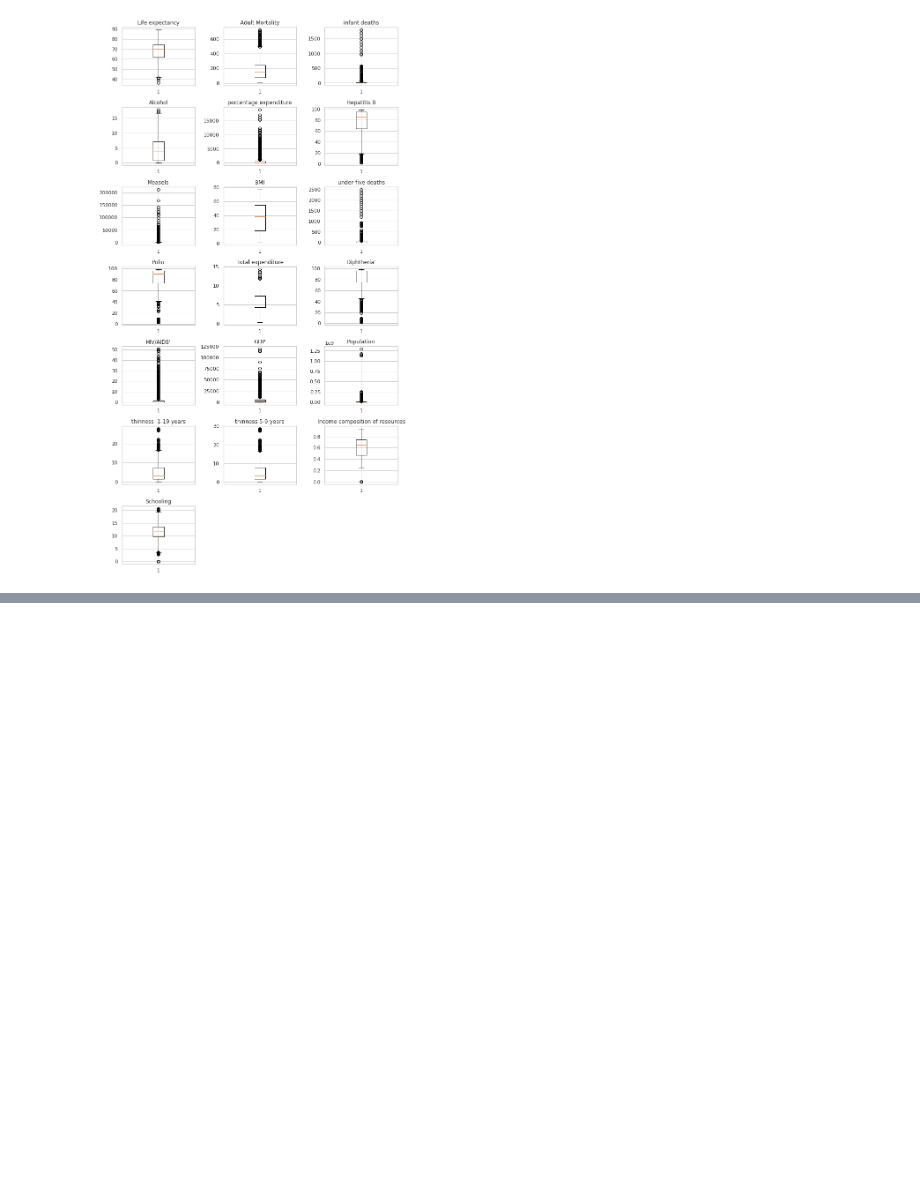
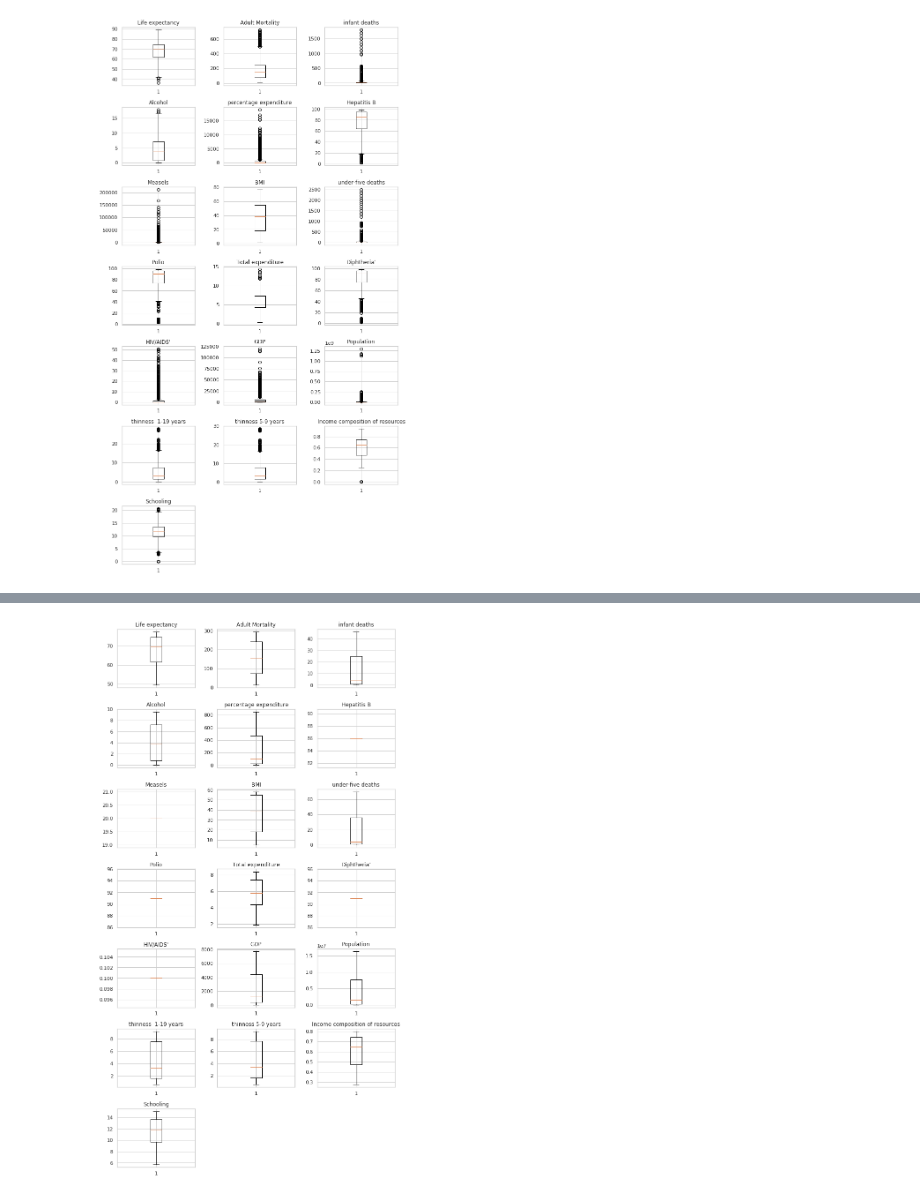
Before and after one commit to AlexBB999/Classwork, a Jupyter notebook: 14_10_Challenege.ipynb, the cells around one changed output, grey strips where cells are left out. Cells and saved outputs as stored; diff of their text form; code cells hidden in the pictures; blank space fills up the shorter version.

```diff
--- a/14_10_Challenege.ipynb
+++ b/14_10_Challenege.ipynb
@@ -463,0 +646,5 @@ plt.show()
+# %%
+disease_fill_list =['Hepatitis B', 'Measles ',  'Polio',  'Diphtheria ', ' HIV/AIDS']
+# %%
+for col in disease_fill_list:
+  life1[col]=life1[col].median()
@@ -463,0 +655,88 @@ plt.show()
+# %%
+for col in fill_list:
+  life1[col]=winsorize(life1[col],(0.05,.15))
+# %%
+plt.figure(figsize=(10,20))
+#plt.subplots_adjust(right=1,top=1,bottom=.2,wspace=2)
+
+plt.subplot(8,3,1)
+plt.boxplot(life1['Life expectancy '])
+plt.title("Life expectancy")
+
+plt.subplot(8,3,2)
+plt.boxplot(life1['Adult Mortality'])
+plt.title("Adult Mortality")
+
+plt.subplot(8,3,3)
+plt.boxplot(life1['infant deaths'])
+plt.title('infant deaths')
+
+plt.subplot(8,3,4)
+plt.boxplot(life1['Alcohol'])
+plt.title("Alcohol")
+
+plt.subplot(8,3,5)
+plt.boxplot(life1['percentage expenditure'])
+plt.title("percentage expenditure")
+
+plt.subplot(8,3,6)
+plt.boxplot(life1['Hepatitis B'])
+plt.title("Hepatitis B")
+
+plt.subplot(8,3,7)
+plt.boxplot(life1['Measles '])
+plt.title("Measels")
+
+plt.subplot(8,3,8)
+plt.boxplot(life1[' BMI '])
+plt.title(" BMI ")
+
+plt.subplot(8,3,9)
+plt.boxplot(life1['under-five deaths '])
+plt.title("under-five deaths")
+
+plt.subplot(8,3,10)
+plt.boxplot(life1['Polio'])
+plt.title("Polio")
+
+plt.subplot(8,3,11)
+plt.boxplot(life1['Total expenditure'])
+plt.title("Total expenditure")
+
+plt.subplot(8,3,12)
+plt.boxplot(life1['Diphtheria '])
+plt.title("Diphtheria'")
+
+plt.subplot(8,3,13)
+plt.boxplot(life1[' HIV/AIDS'])
+plt.title("HIV/AIDS'")
+
+plt.subplot(8,3,14)
+plt.boxplot(life1['GDP'])
+plt.title("GDP")
+
+plt.subplot(8,3,15)
+plt.boxplot(life1['Population'])
+plt.title("Population")
+
+plt.subplot(8,3,16)
+plt.boxplot(life1[' thinness  1-19 years'])
+plt.title("thinness  1-19 years")
+
+plt.subplot(8,3,17)
+plt.boxplot(life1[' thinness 5-9 years'])
+plt.title("thinness 5-9 years")
+
+plt.subplot(8,3,18)
+plt.boxplot(life1['Income composition of resources'])
+plt.title("Income composition of resources")
+
+plt.subplot(8,3,19)
+plt.boxplot(life1['Schooling'])
+plt.title("Schooling")
+
+
+plt.tight_layout()
+plt.show()
+# %% [output]
+[figure, added]
```
Also changed, not shown: parts of 42 cells of this notebook.
